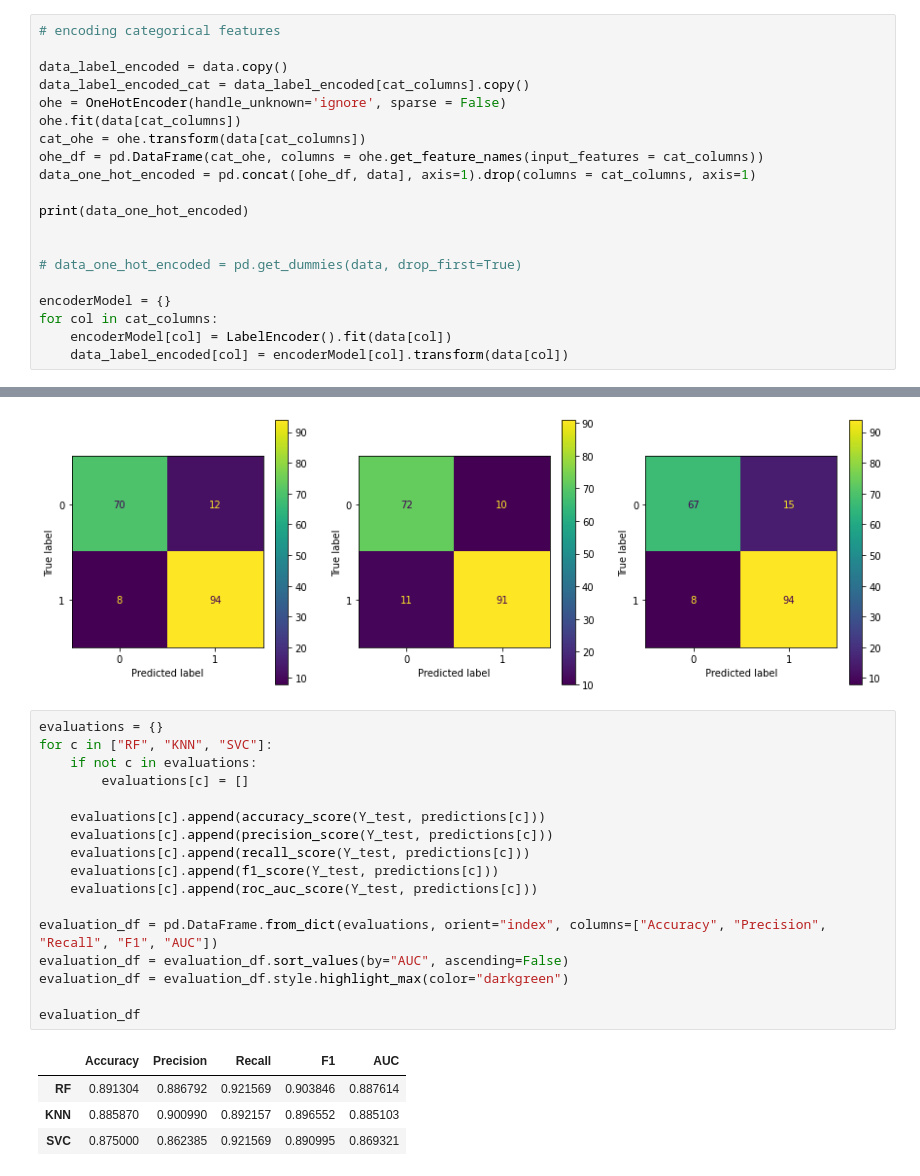
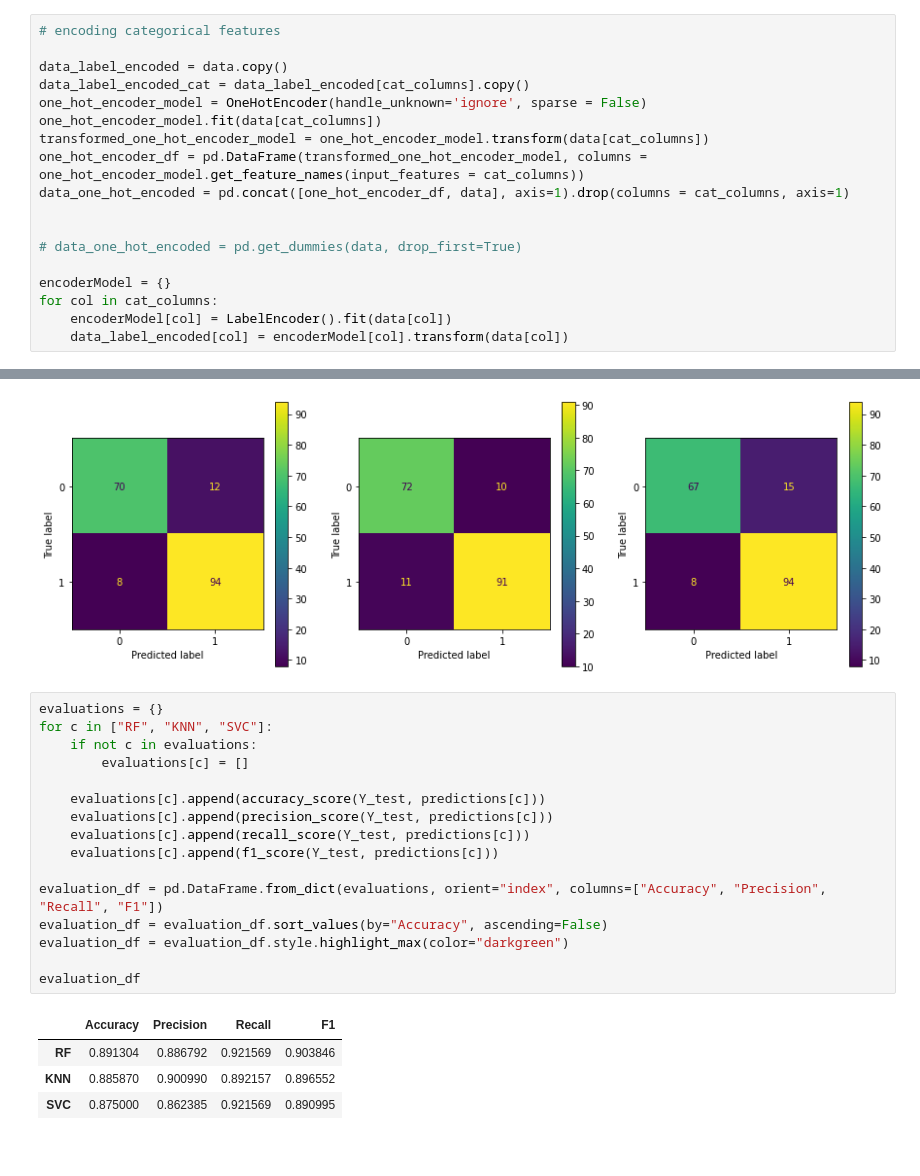
Before and after one commit to amirhossein-haerian/HAPS, a Jupyter notebook: Back-End/IoT_Project.ipynb, the cells around one changed output, grey strips where cells are left out. Cells and saved outputs as stored; diff of their text form.

```diff
--- a/Back-End/IoT_Project.ipynb
+++ b/Back-End/IoT_Project.ipynb
@@ -174,13 +174,11 @@ plt.show()
 
 data_label_encoded = data.copy()
 data_label_encoded_cat = data_label_encoded[cat_columns].copy()
-ohe = OneHotEncoder(handle_unknown='ignore', sparse = False)
-ohe.fit(data[cat_columns])
-cat_ohe = ohe.transform(data[cat_columns])
-ohe_df = pd.DataFrame(cat_ohe, columns = ohe.get_feature_names(input_features = cat_columns))
-data_one_hot_encoded = pd.concat([ohe_df, data], axis=1).drop(columns = cat_columns, axis=1)
-
-print(data_one_hot_encoded)
+one_hot_encoder_model = OneHotEncoder(handle_unknown='ignore', sparse = False)
+one_hot_encoder_model.fit(data[cat_columns])
+transformed_one_hot_encoder_model = one_hot_encoder_model.transform(data[cat_columns])
+one_hot_encoder_df = pd.DataFrame(transformed_one_hot_encoder_model, columns = one_hot_encoder_model.get_feature_names(input_features = cat_columns))
+data_one_hot_encoded = pd.concat([one_hot_encoder_df, data], axis=1).drop(columns = cat_columns, axis=1)
 
 
 # data_one_hot_encoded = pd.get_dummies(data, drop_first=True)
@@ -277,25 +257,24 @@ plt.show()
 # %%
 evaluations = {}
 for c in ["RF", "KNN", "SVC"]:
     if not c in evaluations:
         evaluations[c] = []
 
     evaluations[c].append(accuracy_score(Y_test, predictions[c]))
     evaluations[c].append(precision_score(Y_test, predictions[c]))
     evaluations[c].append(recall_score(Y_test, predictions[c]))
     evaluations[c].append(f1_score(Y_test, predictions[c]))
-    evaluations[c].append(roc_auc_score(Y_test, predictions[c]))
 
-evaluation_df = pd.DataFrame.from_dict(evaluations, orient="index", columns=["Accuracy", "Precision", "Recall", "F1", "AUC"])
-evaluation_df = evaluation_df.sort_values(by="AUC", ascending=False)
+evaluation_df = pd.DataFrame.from_dict(evaluations, orient="index", columns=["Accuracy", "Precision", "Recall", "F1"])
+evaluation_df = evaluation_df.sort_values(by="Accuracy", ascending=False)
 evaluation_df = evaluation_df.style.highlight_max(color="darkgreen")
 
 evaluation_df
 # %% [output]
-|  | Accuracy | Precision | Recall | F1 | AUC |
-| RF | 0.891304 | 0.886792 | 0.921569 | 0.903846 | 0.887614 |
-| KNN | 0.885870 | 0.900990 | 0.892157 | 0.896552 | 0.885103 |
-| SVC | 0.875000 | 0.862385 | 0.921569 | 0.890995 | 0.869321 |
+|  | Accuracy | Precision | Recall | F1 |
+| RF | 0.891304 | 0.886792 | 0.921569 | 0.903846 |
+| KNN | 0.885870 | 0.900990 | 0.892157 | 0.896552 |
+| SVC | 0.875000 | 0.862385 | 0.921569 | 0.890995 |
 # %%
 X_columns = X_train.columns.tolist()
 
```
Also changed, not shown: parts of 2 cells of this notebook, 4 other files.
